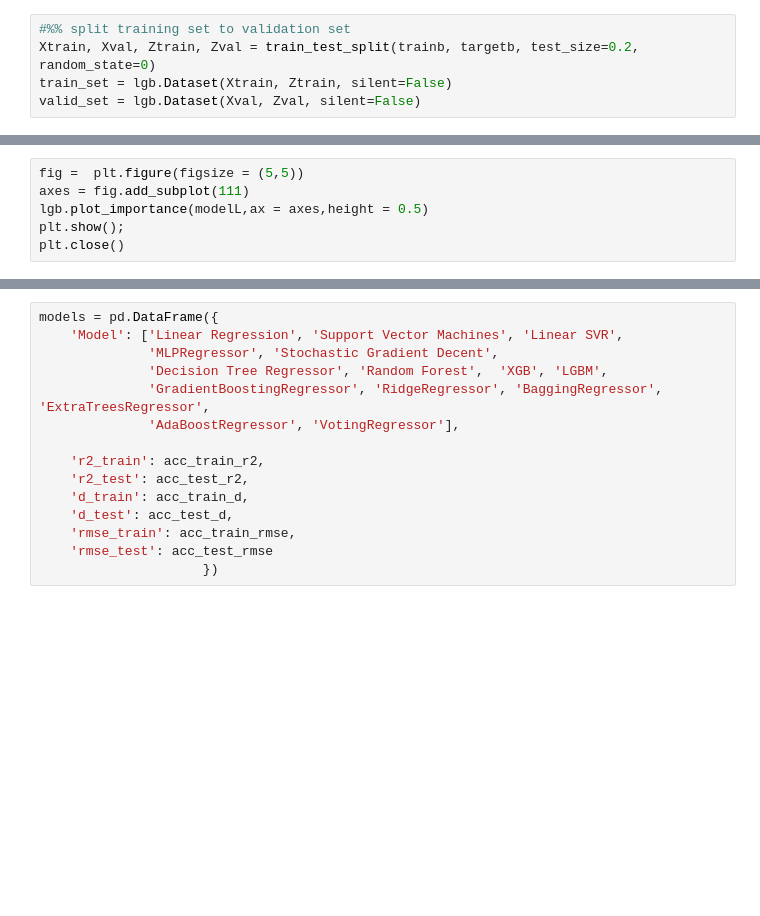
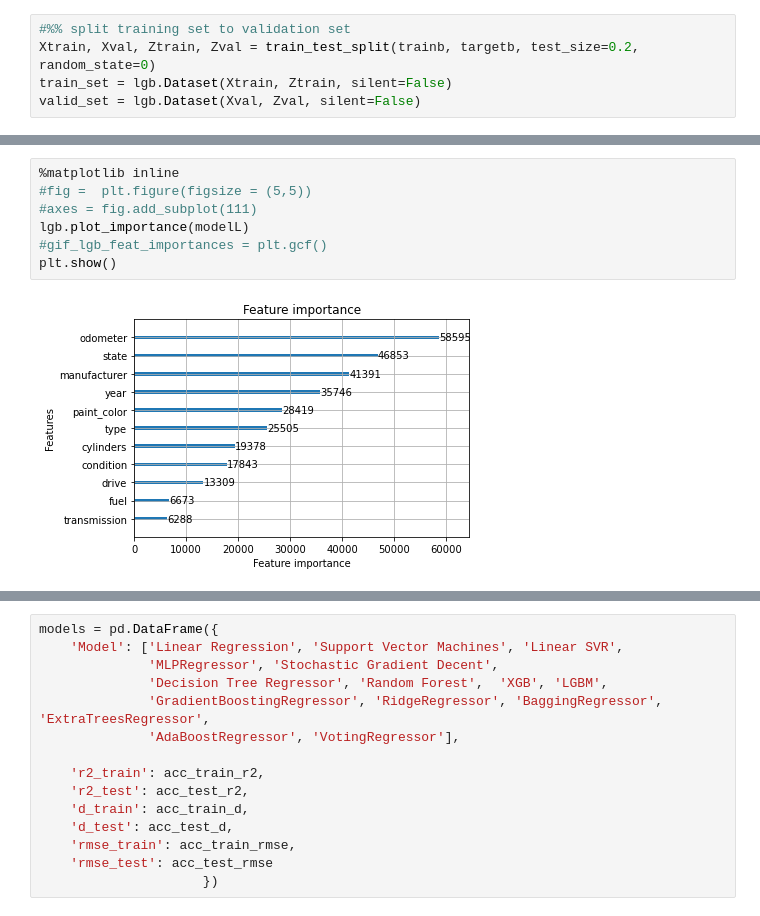
Before and after one commit to icyguy64/Used-Car-Price-Estimator, a Jupyter notebook: notebook.ipynb, the cells around one changed output, grey strips where cells are left out. Saved outputs shown, nothing was run; the diff lists cells and outputs as text; blank space fills up the shorter version.

```diff
--- a/notebook.ipynb
+++ b/notebook.ipynb
@@ -492,9 +618,12 @@ acc_boosting_model(8,modelL,trainb,testb,modelL.best_iteration)
 # %%
-fig =  plt.figure(figsize = (5,5))
-axes = fig.add_subplot(111)
-lgb.plot_importance(modelL,ax = axes,height = 0.5)
-plt.show();
-plt.close()
+%matplotlib inline
+#fig =  plt.figure(figsize = (5,5))
+#axes = fig.add_subplot(111)
+lgb.plot_importance(modelL)
+#gif_lgb_feat_importances = plt.gcf()
+plt.show()
+# %% [output]
+[figure, added]
 # %%
 def hyperopt_gb_score(params):
     clf = GradientBoostingRegressor(**params)
```
Also changed, not shown: parts of 23 cells of this notebook.
